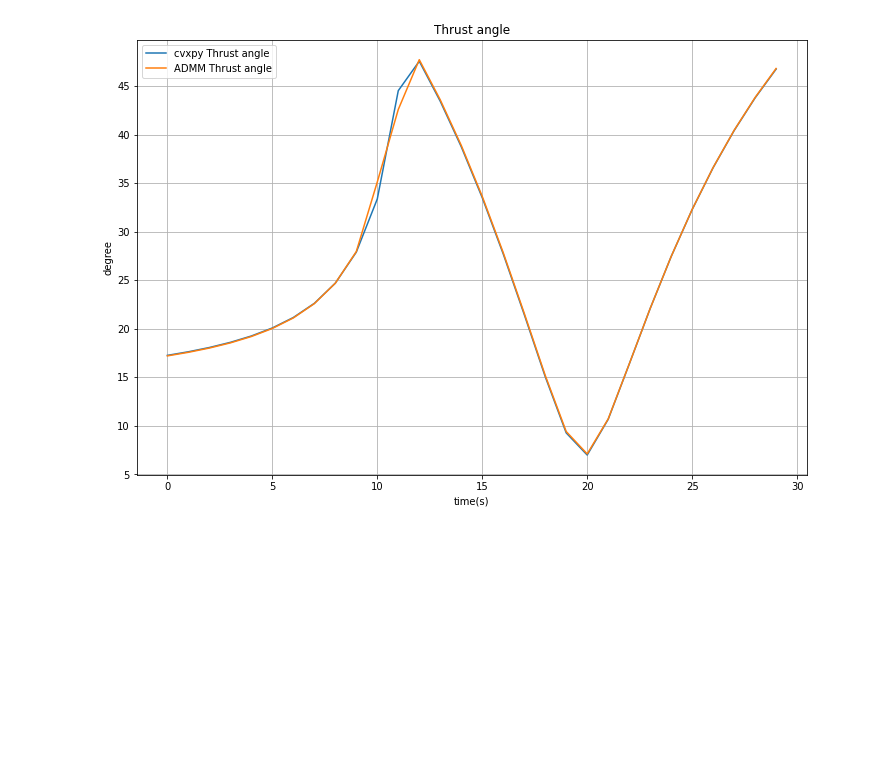
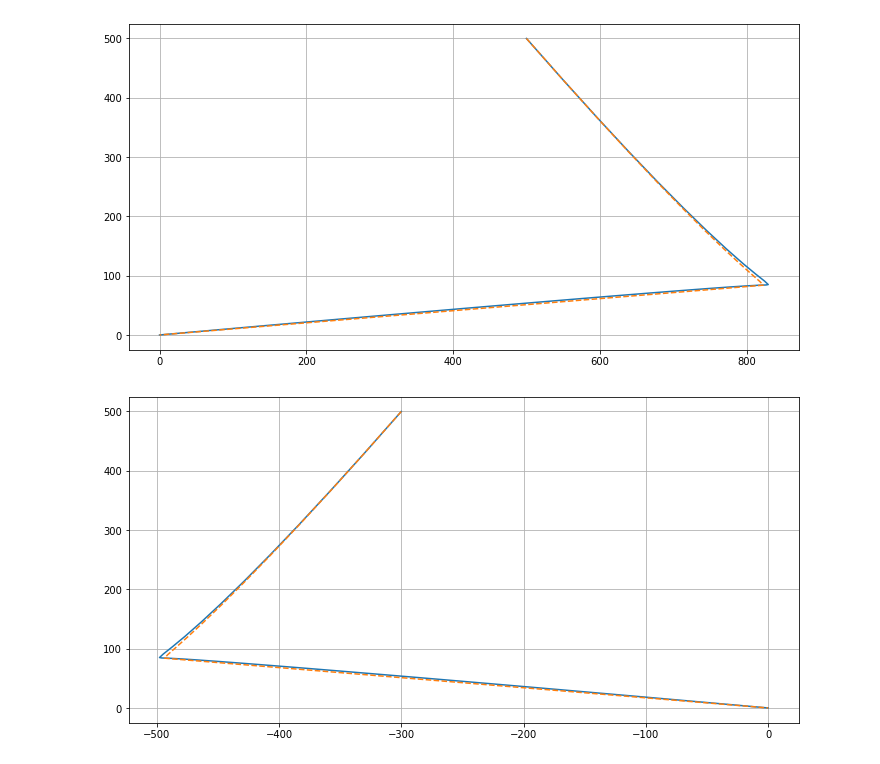
Before and after one commit to acsl-inha/drone_simulation, a Jupyter notebook: src/Convexificated_Ploblem.ipynb, the cells around one changed output. Drawn from its saved outputs; the diff is of its cells as text; code cells hidden in the pictures; blank space fills up the shorter version.

```diff
--- a/src/Convexificated_Ploblem.ipynb
+++ b/src/Convexificated_Ploblem.ipynb
@@ -863,14 +1036,13 @@ plt.grid()
-# %%
-angle = np.arccos(-u_NED[2,:]/(thrust))
-angle_ADMM = np.arccos(-thrust_ADMM_NED[2,:]/(thrust_ADMM))
-
-plt.figure(figsize=(12,8))
-plt.plot(angle*180/np.pi,label='cvxpy Thrust angle')
-plt.plot(angle_ADMM*180/np.pi,label='ADMM Thrust angle')
-plt.title('Thrust angle')
-plt.xlabel('time(s)')
-plt.ylabel('degree')
-plt.legend()
-plt.grid()
-# %% [output]
-[figure, removed]
+# %%
+plt.figure(figsize=(12,6))
+plt.plot(r_ADMM_NED[0,:],-r_ADMM_NED[2,:])
+plt.plot(r[0,:],-r[2,:],"--")
+plt.grid()
+
+plt.figure(figsize=(12,6))
+plt.plot(r_ADMM_NED[1,:],-r_ADMM_NED[2,:])
+plt.plot(r[1,:],-r[2,:],"--")
+plt.grid()
+# %% [output]
+[figure, added]
+[figure, added]
```
Also changed, not shown: parts of 7 cells of this notebook, 1 other file.
